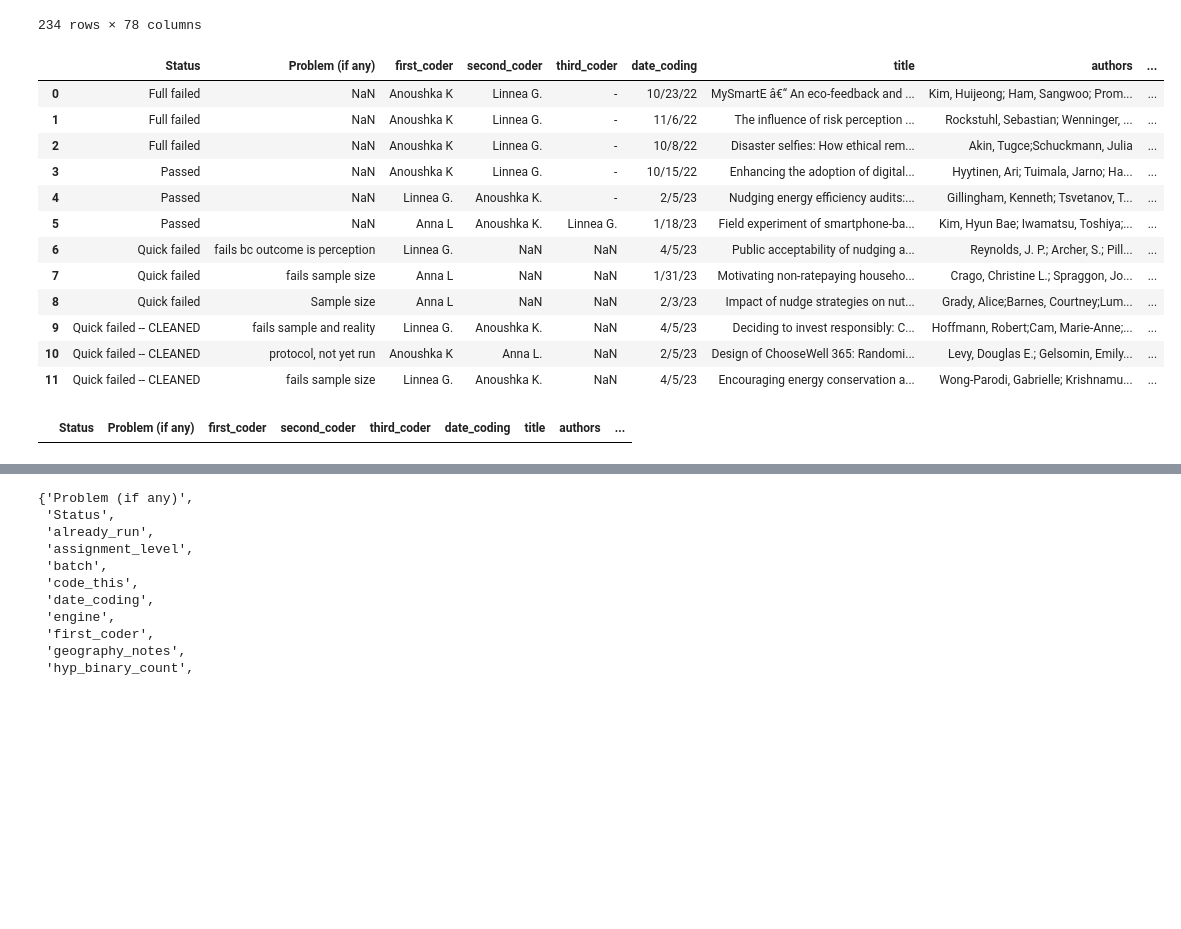
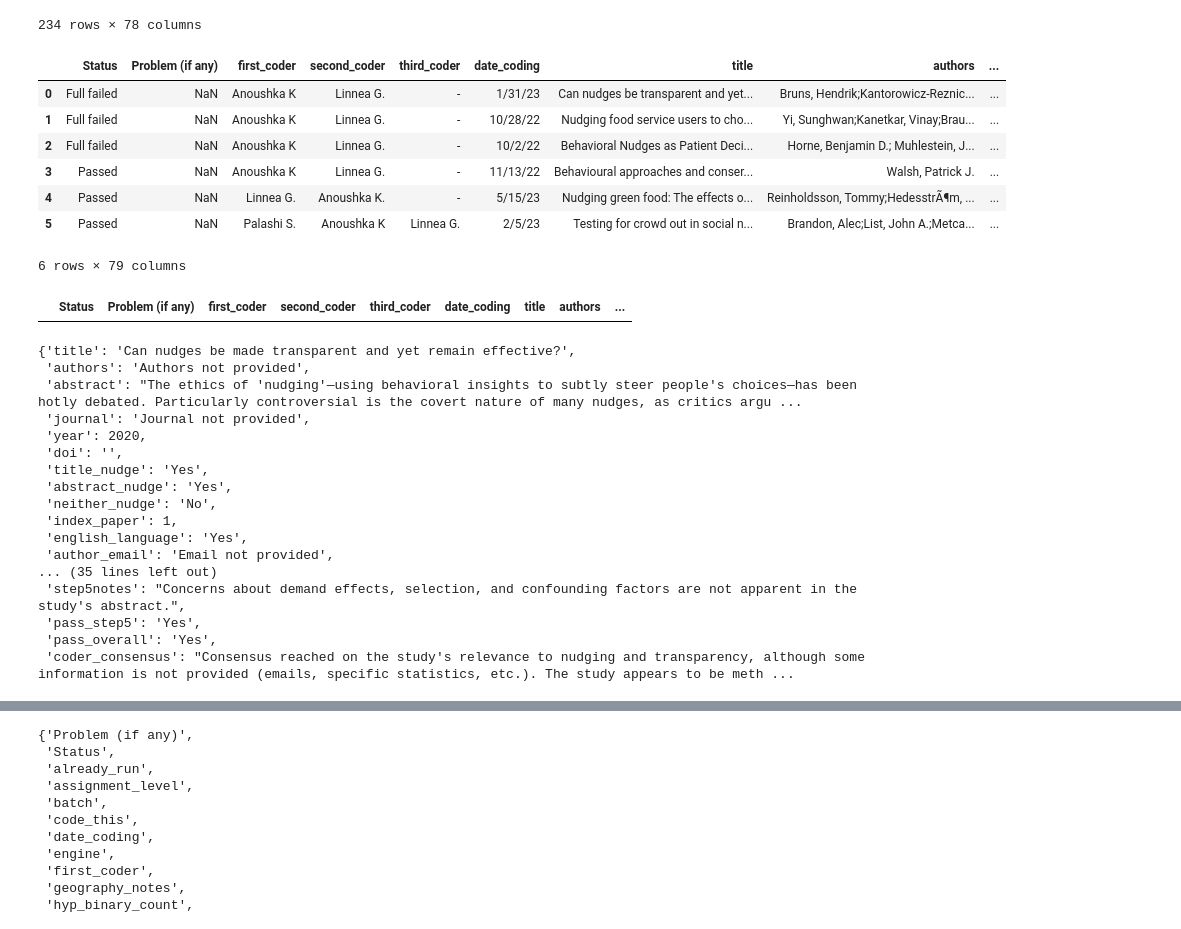
Before and after one commit to Watts-Lab/atlas, a Jupyter notebook: notebooks/gpt_functions_all.ipynb, the cells around one changed output, grey strips where cells are left out. Saved outputs shown, nothing was run; the diff lists cells and outputs as text; code cells hidden in the pictures; blank space fills up the shorter version.

```diff
--- a/notebooks/gpt_functions_all.ipynb
+++ b/notebooks/gpt_functions_all.ipynb
@@ -170,37 +173,37 @@ inclusion_criteria_papers.groupby('index_paper').count()
 # %%
 # Only keep papers that have a unique value for all of the inclusion criteria
 inclusion_criteria_papers = inclusion_criteria_papers.groupby("index_paper").filter(
     lambda x: len(x) == 1
 )
 
+# Filter the dataframe to include only "Full Passed" or "Full Failed" statuses
+filtered_df = inclusion_criteria_papers[
+    inclusion_criteria_papers["Status"].isin(["Passed", "Full failed"])
+]
+
 # Sample 3 papers from each group (i.e. each status)
 num_samples_per_group = 3
-grouped_df = inclusion_criteria_papers.groupby("Status", group_keys=False)
+grouped_df = filtered_df.groupby("Status", group_keys=False)
 
 
 def dynamic_sample(group):
     return group.sample(min(num_samples_per_group, len(group)))
 
 
 sampled_df = grouped_df.apply(dynamic_sample)
 sampled_df.reset_index(drop=True, inplace=True)
 
 results_df = sampled_df.copy()
 sampled_df
 # %% [output]
 |  | Status | Problem (if any) | first_coder | second_coder | third_coder | date_coding | title | authors | ... |
-| 0 | Full failed | NaN | Anoushka K | Linnea G. | - | 10/23/22 | MySmartE â€“ An eco-feedback and ... | Kim, Huijeong; Ham, Sangwoo; Prom... | ... |
-| 1 | Full failed | NaN | Anoushka K | Linnea G. | - | 11/6/22 | The influence of risk perception ... | Rockstuhl, Sebastian; Wenninger, ... | ... |
-| 2 | Full failed | NaN | Anoushka K | Linnea G. | - | 10/8/22 | Disaster selfies: How ethical rem... | Akin, Tugce;Schuckmann, Julia | ... |
-| 3 | Passed | NaN | Anoushka K | Linnea G. | - | 10/15/22 | Enhancing the adoption of digital... | Hyytinen, Ari; Tuimala, Jarno; Ha... | ... |
-| 4 | Passed | NaN | Linnea G. | Anoushka K. | - | 2/5/23 | Nudging energy efficiency audits:... | Gillingham, Kenneth; Tsvetanov, T... | ... |
-| 5 | Passed | NaN | Anna L | Anoushka K. | Linnea G. | 1/18/23 | Field experiment of smartphone-ba... | Kim, Hyun Bae; Iwamatsu, Toshiya;... | ... |
-| 6 | Quick failed | fails bc outcome is perception | Linnea G. | NaN | NaN | 4/5/23 | Public acceptability of nudging a... | Reynolds, J. P.; Archer, S.; Pill... | ... |
-| 7 | Quick failed | fails sample size | Anna L | NaN | NaN | 1/31/23 | Motivating non-ratepaying househo... | Crago, Christine L.; Spraggon, Jo... | ... |
-| 8 | Quick failed | Sample size | Anna L | NaN | NaN | 2/3/23 | Impact of nudge strategies on nut... | Grady, Alice;Barnes, Courtney;Lum... | ... |
-| 9 | Quick failed -- CLEANED | fails sample and reality | Linnea G. | Anoushka K. | NaN | 4/5/23 | Deciding to invest responsibly: C... | Hoffmann, Robert;Cam, Marie-Anne;... | ... |
-| 10 | Quick failed -- CLEANED | protocol, not yet run | Anoushka K | Anna L. | NaN | 2/5/23 | Design of ChooseWell 365: Randomi... | Levy, Douglas E.; Gelsomin, Emily... | ... |
-| 11 | Quick failed -- CLEANED | fails sample size | Linnea G. | Anoushka K. | NaN | 4/5/23 | Encouraging energy conservation a... | Wong-Parodi, Gabrielle; Krishnamu... | ... |
+| 0 | Full failed | NaN | Anoushka K | Linnea G. | - | 1/31/23 | Can nudges be transparent and yet... | Bruns, Hendrik;Kantorowicz-Reznic... | ... |
+| 1 | Full failed | NaN | Anoushka K | Linnea G. | - | 10/28/22 | Nudging food service users to cho... | Yi, Sunghwan;Kanetkar, Vinay;Brau... | ... |
+| 2 | Full failed | NaN | Anoushka K | Linnea G. | - | 10/2/22 | Behavioral Nudges as Patient Deci... | Horne, Benjamin D.; Muhlestein, J... | ... |
+| 3 | Passed | NaN | Anoushka K | Linnea G. | - | 11/13/22 | Behavioural approaches and conser... | Walsh, Patrick J. | ... |
+| 4 | Passed | NaN | Linnea G. | Anoushka K. | - | 5/15/23 | Nudging green food: The effects o... | Reinholdsson, Tommy;HedesstrÃ¶m, ... | ... |
+| 5 | Passed | NaN | Palashi S. | Anoushka K | Linnea G. | 2/5/23 | Testing for crowd out in social n... | Brandon, Alec;List, John A.;Metca... | ... |
+6 rows × 79 columns
 # %%
 # Function to merge similar rows based on 'index_paper'
 def merge_similar_rows(group):
@@ -234,3 +237,28 @@ merged_df = merged_df[merged_df.index_paper == 85]
 merged_df
 # %% [output]
 |  | Status | Problem (if any) | first_coder | second_coder | third_coder | date_coding | title | authors | ... |
+# %%
+article_completion = run_article_inclusion(198)
+cost = get_completion_cost(article_completion)
+json_data = json.loads(
+    article_completion.choices[0].message.tool_calls[0].function.arguments
+)
+json_data
+# %% [output]
+{'title': 'Can nudges be made transparent and yet remain effective?',
+ 'authors': 'Authors not provided',
+ 'abstract': "The ethics of 'nudging'—using behavioral insights to subtly steer people's choices—has been hotly debated. Particularly controversial is the covert nature of many nudges, as critics argu ...
+ 'journal': 'Journal not provided',
+ 'year': 2020,
+ 'doi': '',
+ 'title_nudge': 'Yes',
+ 'abstract_nudge': 'Yes',
+ 'neither_nudge': 'No',
+ 'index_paper': 1,
+ 'english_language': 'Yes',
+ 'author_email': 'Email not provided',
+... (35 lines left out)
+ 'step5notes': "Concerns about demand effects, selection, and confounding factors are not apparent in the study's abstract.",
+ 'pass_step5': 'Yes',
+ 'pass_overall': 'Yes',
+ 'coder_consensus': "Consensus reached on the study's relevance to nudging and transparency, although some information is not provided (emails, specific statistics, etc.). The study appears to be meth ...
```
Also changed, not shown: parts of 9 cells of this notebook, 3 other files.
